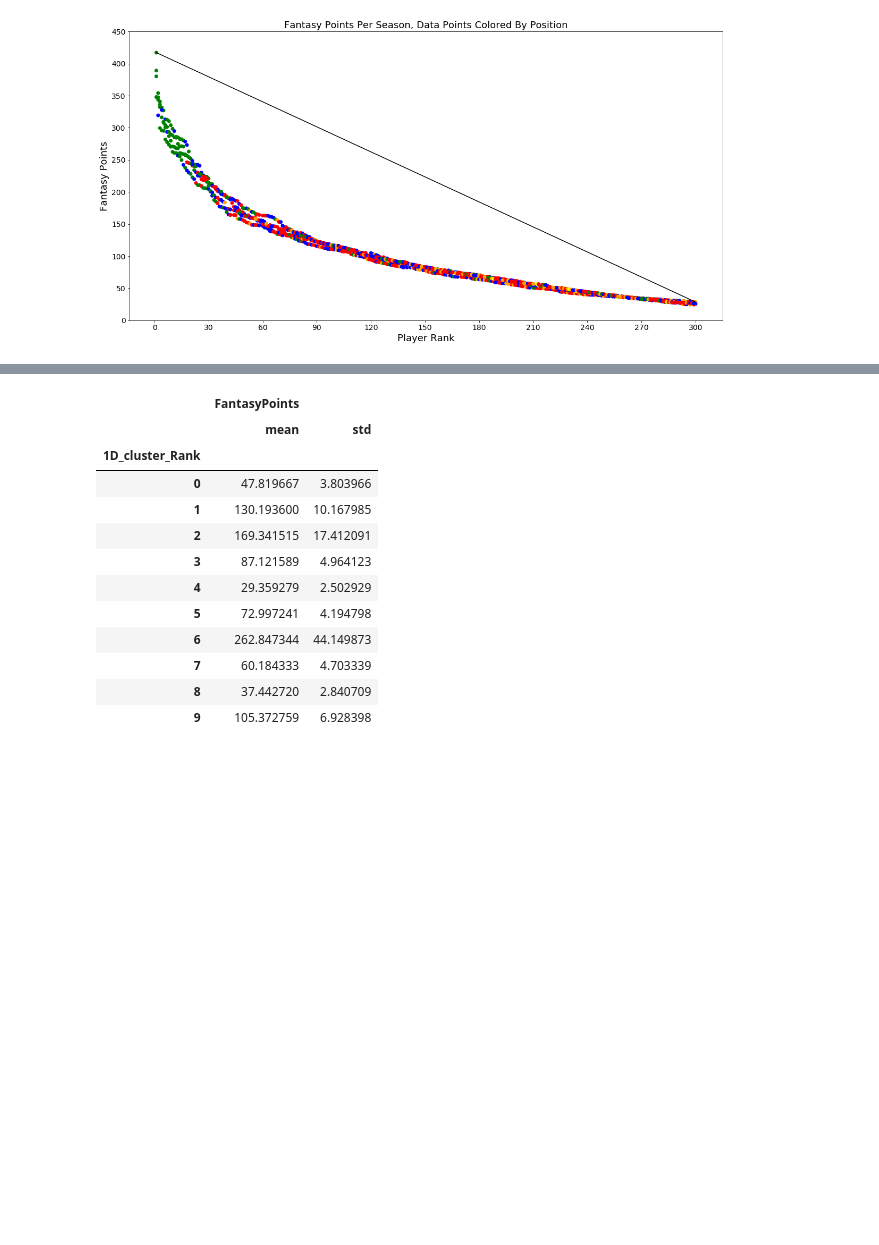
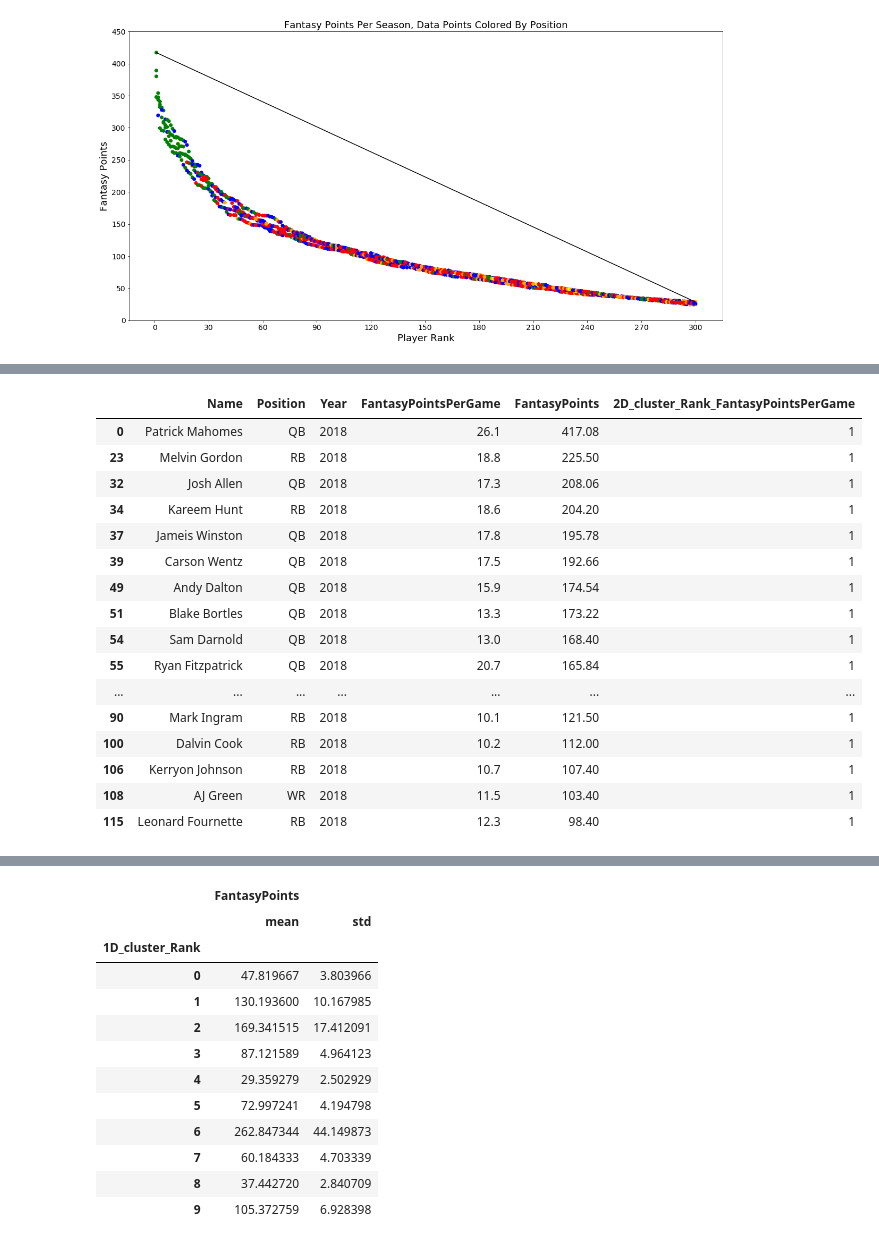
Before and after one commit to cbratkovics/fantasy_football, a Jupyter notebook: code/models/top_overall_players_per_season_Gaussian_clustering.ipynb, the cells around one changed output, grey strips where cells are left out. Saved outputs shown, nothing was run; the diff lists cells and outputs as text; code cells hidden in the pictures; blank space fills up the shorter version.

```diff
--- a/code/models/top_overall_players_per_season_Gaussian_clustering.ipynb
+++ b/code/models/top_overall_players_per_season_Gaussian_clustering.ipynb
@@ -154,0 +212,22 @@ def gauss_mix_plotter(df, col_1, col_2, clusters = 10, is_year = True):
+# %%
+o_df_per_game[(o_df_per_game['2D_cluster_Rank_FantasyPointsPerGame'] == 1) &
+              (o_df_per_game['Year'] == 2018)][['Name', 'Position', 'Year', 'FantasyPointsPerGame',
+                                                'FantasyPoints', '2D_cluster_Rank_FantasyPointsPerGame']]
+# %% [output]
+|  | Name | Position | Year | FantasyPointsPerGame | FantasyPoints | 2D_cluster_Rank_FantasyPointsPerGame |
+| 0 | Patrick Mahomes | QB | 2018 | 26.1 | 417.08 | 1 |
+| 23 | Melvin Gordon | RB | 2018 | 18.8 | 225.50 | 1 |
+| 32 | Josh Allen | QB | 2018 | 17.3 | 208.06 | 1 |
+| 34 | Kareem Hunt | RB | 2018 | 18.6 | 204.20 | 1 |
+| 37 | Jameis Winston | QB | 2018 | 17.8 | 195.78 | 1 |
+| 39 | Carson Wentz | QB | 2018 | 17.5 | 192.66 | 1 |
+| 49 | Andy Dalton | QB | 2018 | 15.9 | 174.54 | 1 |
+| 51 | Blake Bortles | QB | 2018 | 13.3 | 173.22 | 1 |
+| 54 | Sam Darnold | QB | 2018 | 13.0 | 168.40 | 1 |
+| 55 | Ryan Fitzpatrick | QB | 2018 | 20.7 | 165.84 | 1 |
+| ... | ... | ... | ... | ... | ... | ... |
+| 90 | Mark Ingram | RB | 2018 | 10.1 | 121.50 | 1 |
+| 100 | Dalvin Cook | RB | 2018 | 10.2 | 112.00 | 1 |
+| 106 | Kerryon Johnson | RB | 2018 | 10.7 | 107.40 | 1 |
+| 108 | AJ Green | WR | 2018 | 11.5 | 103.40 | 1 |
+| 115 | Leonard Fournette | RB | 2018 | 12.3 | 98.40 | 1 |
```
Also changed, not shown: parts of 44 cells of this notebook, 9 other files.
